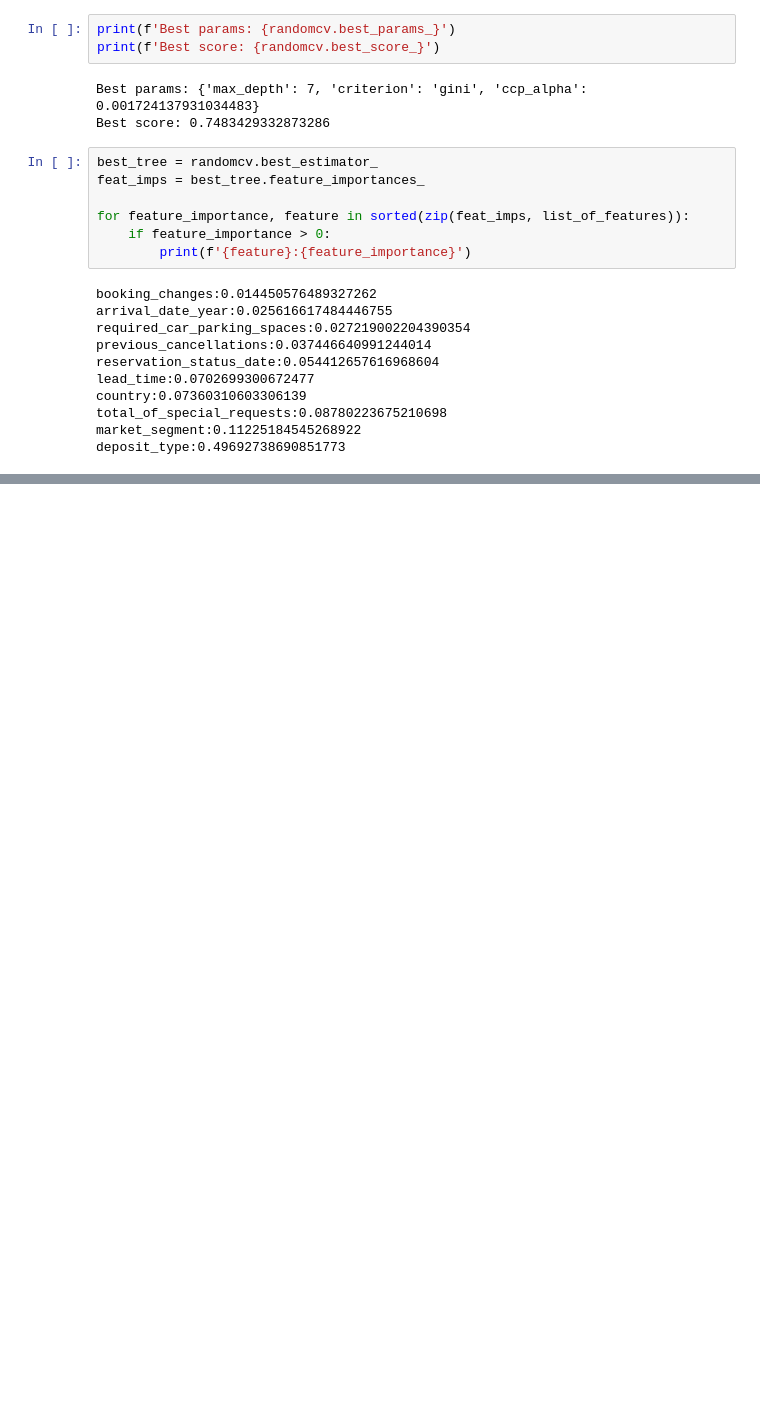
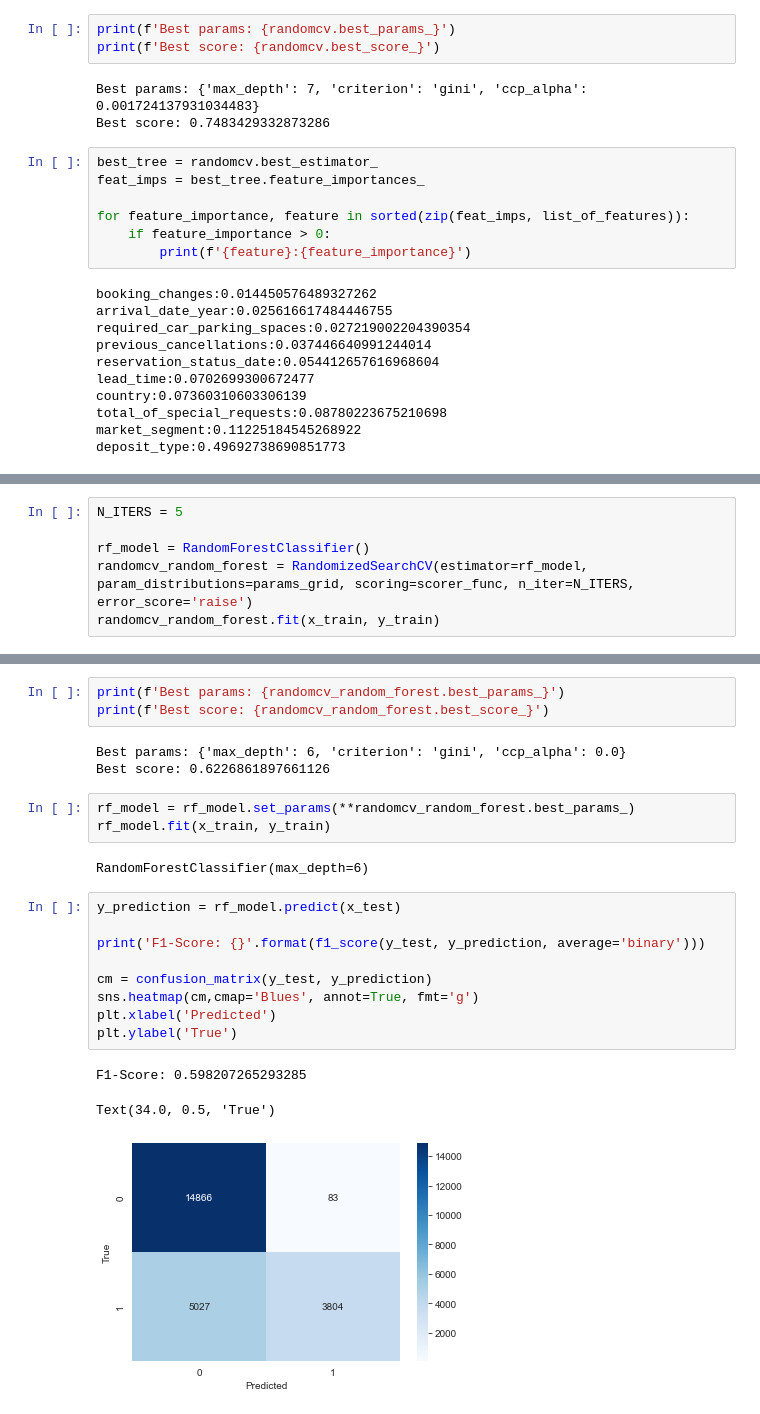
Before and after one commit to gabrielPeraltaM/datos-tp2, a Jupyter notebook: parte2.ipynb, the cells around one changed output, grey strips where cells are left out. Cells and saved outputs as stored; diff of their text form; blank space fills up the shorter version.

```diff
--- a/parte2.ipynb
+++ b/parte2.ipynb
@@ -432,0 +441,6 @@ _ = plot_tree(decision_tree,
+# %%
+N_ITERS = 5
+
+rf_model = RandomForestClassifier()
+randomcv_random_forest = RandomizedSearchCV(estimator=rf_model, param_distributions=params_grid, scoring=scorer_func, n_iter=N_ITERS, error_score='raise')
+randomcv_random_forest.fit(x_train, y_train)
@@ -432,0 +460,24 @@ _ = plot_tree(decision_tree,
+# %%
+print(f'Best params: {randomcv_random_forest.best_params_}')
+print(f'Best score: {randomcv_random_forest.best_score_}')
+# %% [output]
+Best params: {'max_depth': 6, 'criterion': 'gini', 'ccp_alpha': 0.0}
+Best score: 0.6226861897661126
+# %%
+rf_model = rf_model.set_params(**randomcv_random_forest.best_params_)
+rf_model.fit(x_train, y_train)
+# %% [output]
+RandomForestClassifier(max_depth=6)
+# %%
+y_prediction = rf_model.predict(x_test)
+
+print('F1-Score: {}'.format(f1_score(y_test, y_prediction, average='binary')))
+
+cm = confusion_matrix(y_test, y_prediction)
+sns.heatmap(cm,cmap='Blues', annot=True, fmt='g')
+plt.xlabel('Predicted')
+plt.ylabel('True')
+# %% [output]
+F1-Score: 0.598207265293285
+Text(34.0, 0.5, 'True')
+[figure, added]
```
Also changed, not shown: parts of 11 cells of this notebook.
